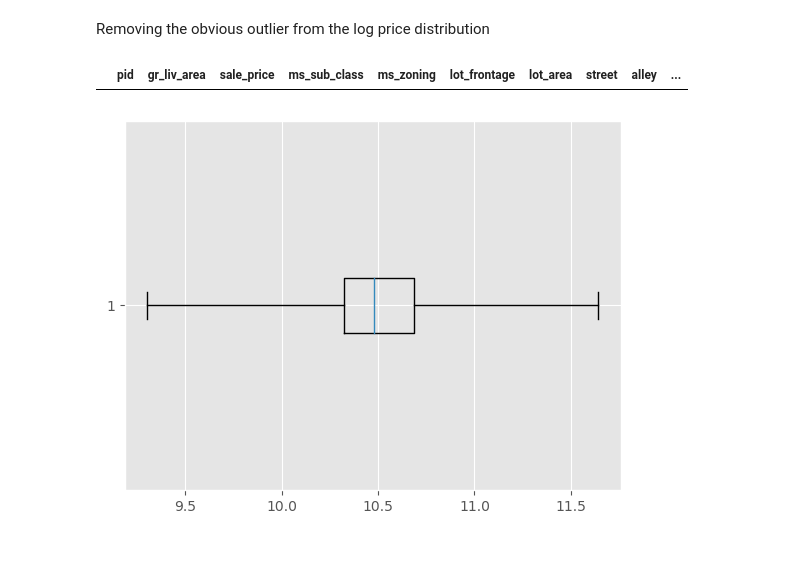
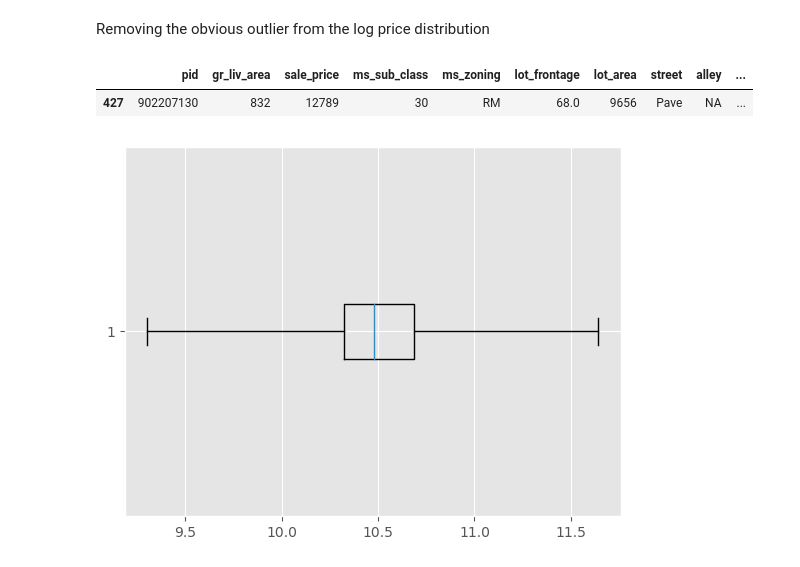
Before and after one commit to eihwood/ML-Ames-Housing, a Jupyter notebook: Austin/austin_eda.ipynb, the cells around one changed output. Cells and saved outputs as stored; diff of their text form; code cells hidden in the pictures.

```diff
--- a/Austin/austin_eda.ipynb
+++ b/Austin/austin_eda.ipynb
@@ -114,6 +114,6 @@ Notes on specific columns
 lam = boxcox(df.sale_price.values)[1]
 # %%
 # create new column bc_sale_price
-df['log_sale_price'] = (df['sale_price']**lam - 1)/lam
+df['bc_sale_price'] = (df['sale_price']**lam - 1)/lam
 # %%
 # plot normal overlay
@@ -486,9 +491,10 @@ plt.show()
 # %% [markdown]
 Removing the obvious outlier from the log price distribution
 # %%
-df.drop(427, inplace=True)
-df.loc[df.log_sale_price < 9]
+# df.drop(427, inplace=True)
+df.loc[df.bc_sale_price < 9]
 # %% [output]
 |  | pid | gr_liv_area | sale_price | ms_sub_class | ms_zoning | lot_frontage | lot_area | street | alley | ... |
+| 427 | 902207130 | 832 | 12789 | 30 | RM | 68.0 | 9656 | Pave | NA | ... |
 # %%
 # replot box
```
Also changed, not shown: parts of 15 cells of this notebook, 2 other files.
